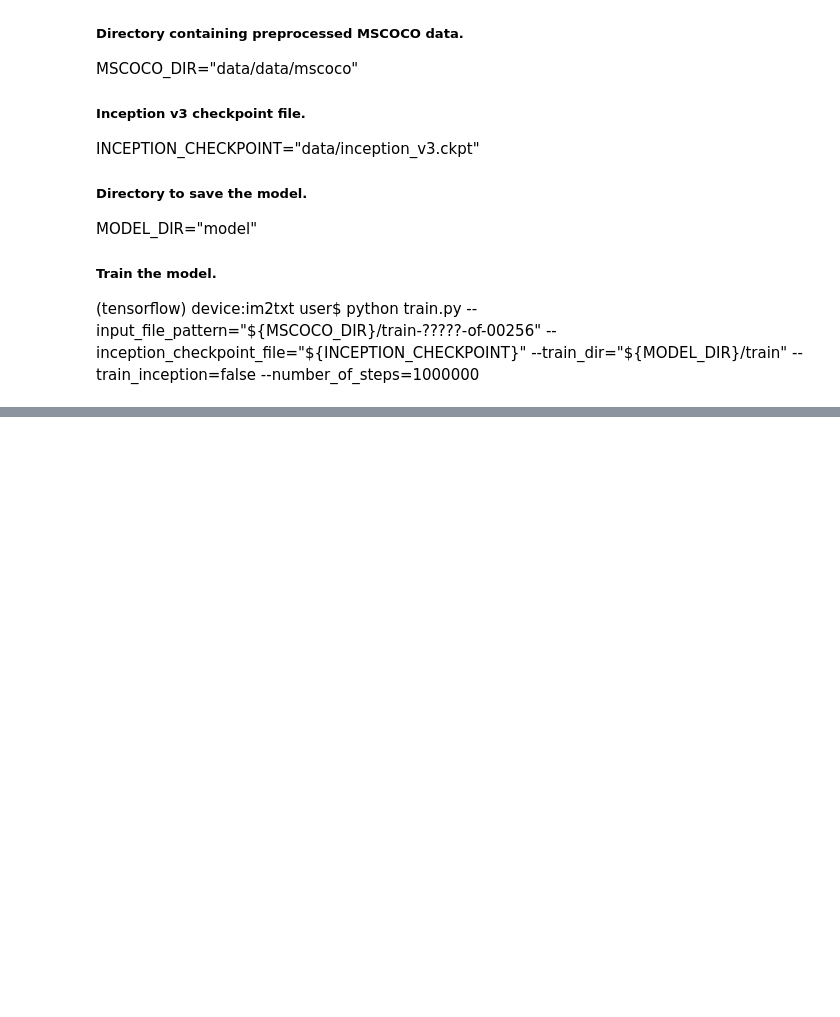
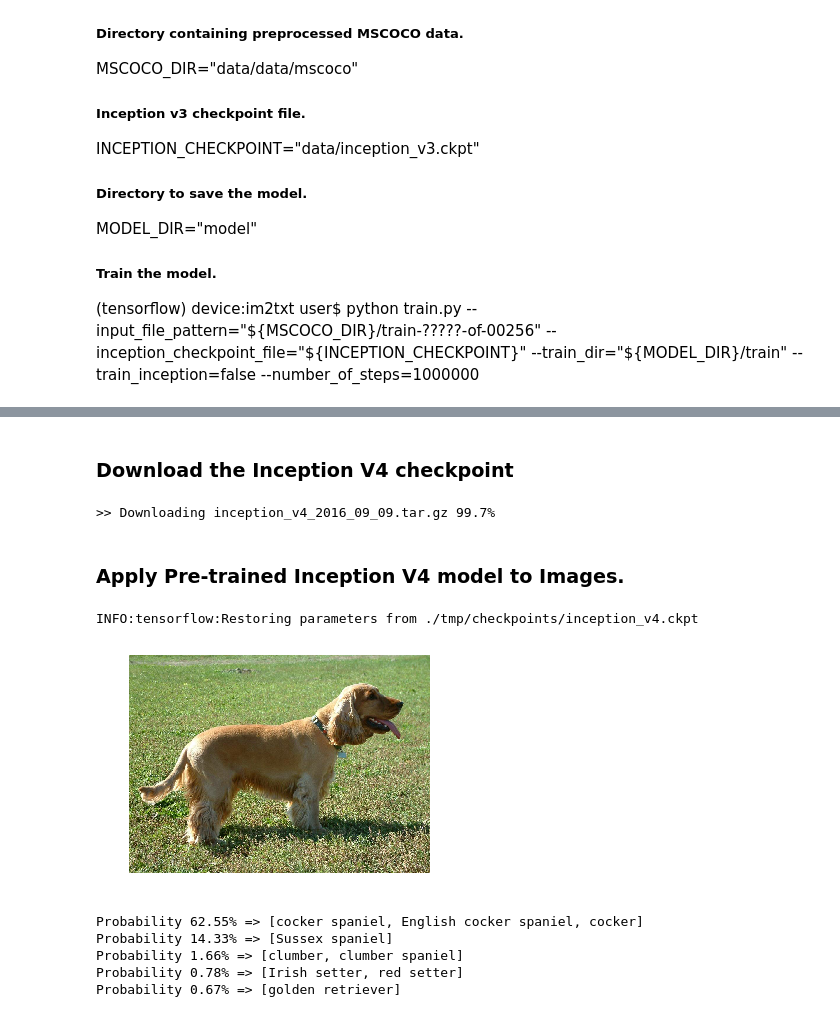
Before and after one commit to sharedcare/ImageCaptioning, a Jupyter notebook: image_captioning.ipynb, the cells around one changed output, grey strips where cells are left out. Saved outputs shown, nothing was run; the diff lists cells and outputs as text; code cells hidden in the pictures; blank space fills up the shorter version.

Commit message:
Update using pre-trained model methods

```diff
--- a/image_captioning.ipynb
+++ b/image_captioning.ipynb
@@ -72,0 +80,78 @@ MODEL_DIR="model"
+# %% [markdown]
+### Download the Inception V4 checkpoint
+# %%
+import tensorflow as tf
+from datasets import dataset_utils
+
+url = "http://download.tensorflow.org/models/inception_v4_2016_09_09.tar.gz"
+checkpoints_dir = './tmp/checkpoints'
+
+if not tf.gfile.Exists(checkpoints_dir):
+    tf.gfile.MakeDirs(checkpoints_dir)
+
+dataset_utils.download_and_uncompress_tarball(url, checkpoints_dir)
+# %% [output]
+>> Downloading inception_v4_2016_09_09.tar.gz 99.7%
+# %% [markdown]
+### Apply Pre-trained Inception V4 model to Images.
+# %%
+import numpy as np
+import os
+import tensorflow as tf
+import matplotlib.pyplot as plt
+
+try:
+    import urllib2 as urllib
+except ImportError:
+    import urllib.request as urllib
+
+from datasets import imagenet
+from nets import inception_v4
+from nets.inception_v4 import inception_v4
+from nets.inception_v4 import inception_v4_arg_scope
+from nets.inception_v4 import inception_v4_base
+from preprocessing import inception_preprocessing
+
+from tensorflow.contrib import slim
+
+image_size = inception_v4.default_image_size
+
+with tf.Graph().as_default():
+    url = 'https://upload.wikimedia.org/wikipedia/commons/7/70/EnglishCockerSpaniel_simon.jpg'
+    image_string = urllib.urlopen(url).read()
+    image = tf.image.decode_jpeg(image_string, channels=3)
+    processed_image = inception_preprocessing.preprocess_image(image, image_size, image_size, is_training=False)
+    processed_images  = tf.expand_dims(processed_image, 0)
+
+    # Create the model, use the default arg scope to configure the batch norm parameters.
+    with slim.arg_scope(inception_v4_arg_scope()):
+        logits, _ = inception_v4(processed_images, num_classes=1001, is_training=False)
+    probabilities = tf.nn.softmax(logits)
+
+    init_fn = slim.assign_from_checkpoint_fn(
+        os.path.join(checkpoints_dir, 'inception_v4.ckpt'),
+        slim.get_model_variables('InceptionV4'))
+
+    with tf.Session() as sess:
+        init_fn(sess)
+        np_image, probabilities = sess.run([image, probabilities])
+        probabilities = probabilities[0, 0:]
+        sorted_inds = [i[0] for i in sorted(enumerate(-probabilities), key=lambda x:x[1])]
+
+    plt.figure()
+    plt.imshow(np_image.astype(np.uint8))
+    plt.axis('off')
+    plt.show()
+
+    names = imagenet.create_readable_names_for_imagenet_labels()
+    for i in range(5):
+        index = sorted_inds[i]
+        print('Probability %0.2f%% => [%s]' % (probabilities[index] * 100, names[index]))
+# %% [output]
+INFO:tensorflow:Restoring parameters from ./tmp/checkpoints/inception_v4.ckpt
+[figure, added]
+Probability 62.55% => [cocker spaniel, English cocker spaniel, cocker]
+Probability 14.33% => [Sussex spaniel]
+Probability 1.66% => [clumber, clumber spaniel]
+Probability 0.78% => [Irish setter, red setter]
+Probability 0.67% => [golden retriever]
```
Also changed, not shown: parts of 2 cells of this notebook.
